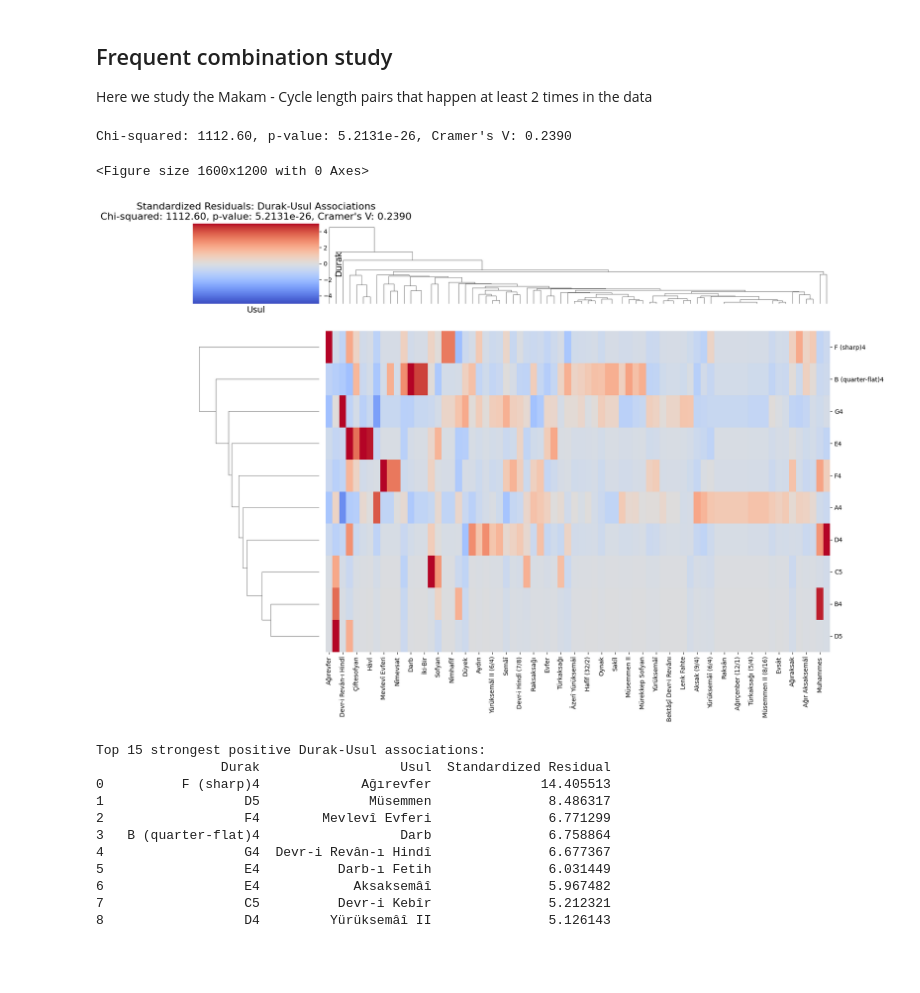
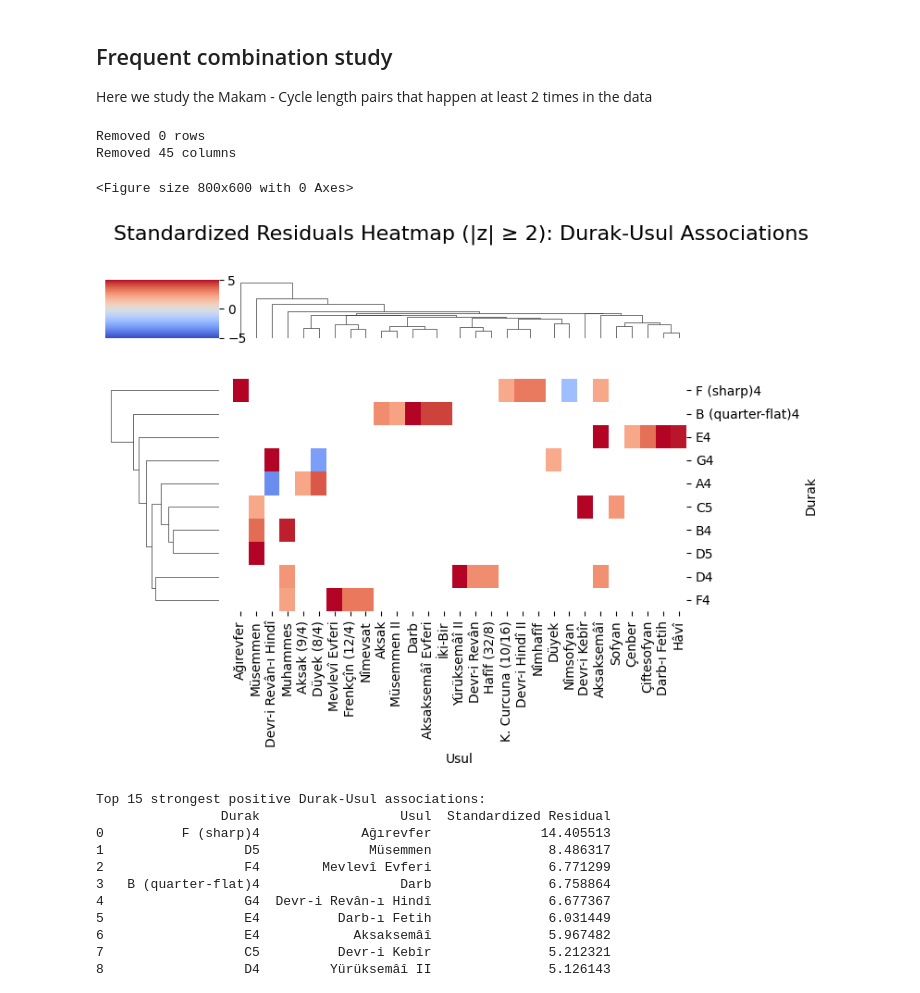
Before and after one commit to theofuhrmann/ethnomusicology-project, a Jupyter notebook: code/correlation_analysis.ipynb, the cells around one changed output. Saved outputs shown, nothing was run; the diff lists cells and outputs as text; code cells hidden in the pictures; blank space fills up the shorter version.

```diff
--- a/code/correlation_analysis.ipynb
+++ b/code/correlation_analysis.ipynb
@@ -110,46 +110,3 @@ def obtain_results_from_chi2(contingency_table: pd.DataFrame) -> tuple:
     )
 
     return std_residuals, chi2, p, phi_coef
-# %%
-def plot_std_residuals_heatmap(
-    std_residuals: pd.DataFrame,
-    chi2: float,
-    p: float,
-    phi_coef: float,
-    variables: tuple[str],
-):
-    """
-    Plot the standardized residuals as a heatmap.
-    """
-    # Plot the standardized residuals as a heatmap
-    plt.figure(figsize=(16, 12))
-    mask = (
-        std_residuals == 0
-    )  # Mask cells with zero residuals (no occurrences)
-    sns.clustermap(
-        std_residuals,
-        cmap="coolwarm",
-        center=0,
-        row_cluster=True,
-        col_cluster=True,
-        figsize=(16, 12),
-        annot=False,
-        mask=mask,
-        vmin=-5,
-        vmax=5,
-    )  # Limiting the color scale
-
-    print(
-        f"Chi-squared: {chi2:.2f}, p-value: {p:.4e}, Cramer's V: {phi_coef:.4f}"
-    )
-
-    plt.title(
-        f"Standardized Residuals: {variables[0]}-{variables[1]} Associations\n"
-        + f"Chi-squared: {chi2:.2f}, p-value: {p:.4e}, Cramer's V: {phi_coef:.4f}",
-        fontsize=16,
-    )
-    plt.xlabel(variables[1], fontsize=14)
-    plt.ylabel(variables[0], fontsize=14)
-    plt.xticks(rotation=90)
-    plt.tight_layout()
-    plt.show()
@@ -660,27 +694,28 @@ Here we study the Makam - Cycle length pairs that happen at least 2 times in the
 # %%
 # Filter to include only makams and usuls with sufficient data if needed
 total_ocurrence_threshold = 2
 
 durak_row_sums = durak_usul_df.sum(axis=1)
 usul_col_sums = durak_usul_df.sum(axis=0)
 
 filtered_duraks = durak_row_sums[
     durak_row_sums >= total_ocurrence_threshold
 ].index
 filtered_usuls = usul_col_sums[
     usul_col_sums >= total_ocurrence_threshold
 ].index
 
 # Create a filtered contingency table
 contingency_table = durak_usul_df.loc[filtered_duraks, filtered_usuls]
 std_residuals, chi2, p, phi_coef = obtain_results_from_chi2(contingency_table)
 plot_std_residuals_heatmap(
-    std_residuals, chi2, p, phi_coef, variables=("Durak", "Usul")
+    std_residuals, variables=("Durak", "Usul"), figsize=(8, 6)
 )
 # %% [output]
-Chi-squared: 1112.60, p-value: 5.2131e-26, Cramer's V: 0.2390
+Removed 0 rows
+Removed 45 columns
-<Figure size 1600x1200 with 0 Axes>
+<Figure size 800x600 with 0 Axes>
-[figure, old version]
+[figure, new version]
 # %%
 # Find the top 15 strongest positive associations
 flat_residuals = std_residuals.stack().sort_values(ascending=False)
```
Also changed, not shown: parts of 7 cells of this notebook.
